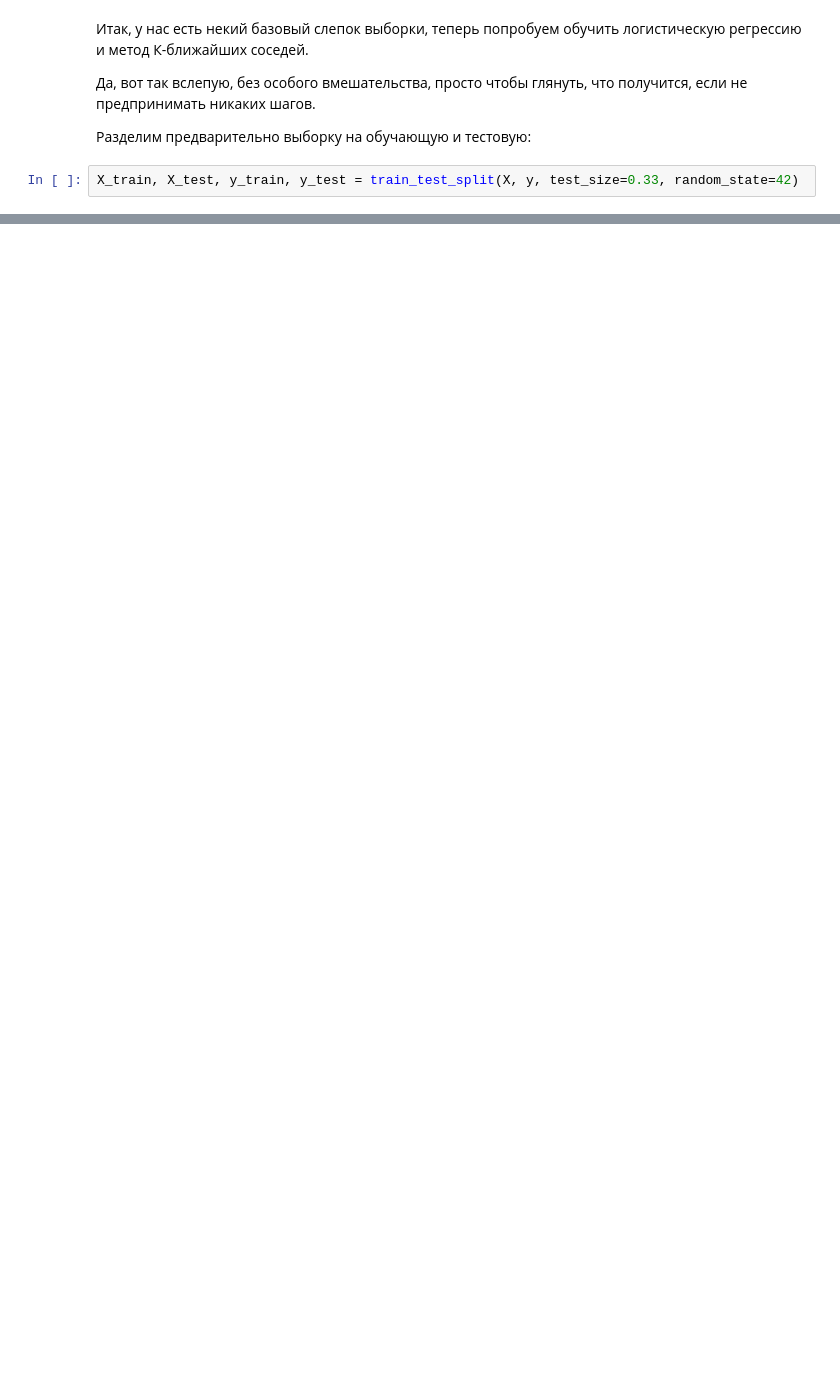
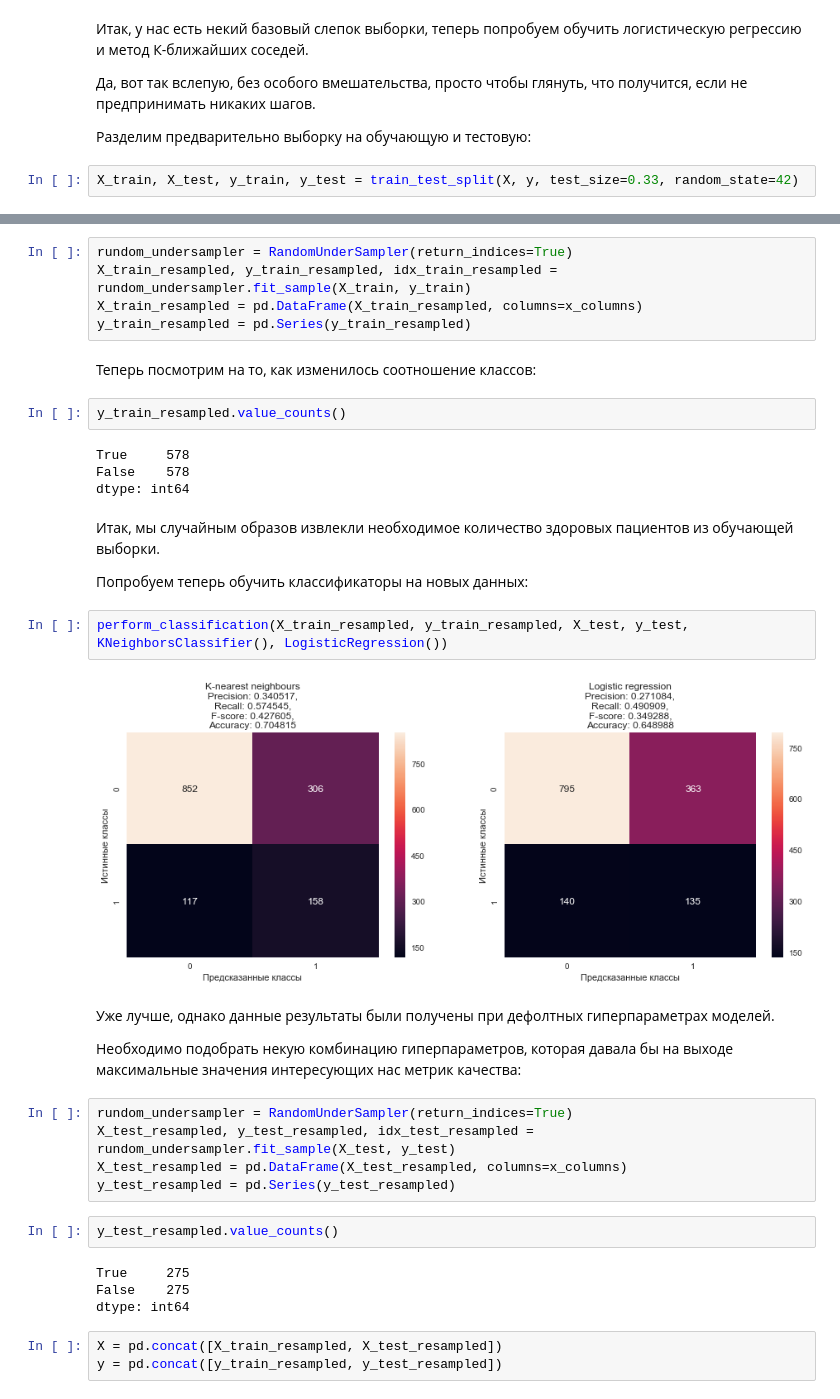
Before and after one commit to IooHooI/CLASSIFICATION_1, a Jupyter notebook: notebooks/SOLUTION.ipynb, the cells around one changed output, grey strips where cells are left out. Drawn from its saved outputs; the diff is of its cells as text; blank space fills up the shorter version.

```diff
--- a/notebooks/SOLUTION.ipynb
+++ b/notebooks/SOLUTION.ipynb
@@ -308,0 +446,39 @@ y_test.value_counts()
+# %%
+rundom_undersampler = RandomUnderSampler(return_indices=True)
+X_train_resampled, y_train_resampled, idx_train_resampled = rundom_undersampler.fit_sample(X_train, y_train)
+X_train_resampled = pd.DataFrame(X_train_resampled, columns=x_columns)
+y_train_resampled = pd.Series(y_train_resampled)
+# %% [markdown]
+Теперь посмотрим на то, как изменилось соотношение классов:
+# %%
+y_train_resampled.value_counts()
+# %% [output]
+True     578
+False    578
+dtype: int64
+# %% [markdown]
+Итак, мы случайным образов извлекли необходимое количество здоровых пациентов из обучающей выборки.
+
+Попробуем теперь обучить классификаторы на новых данных:
+# %%
+perform_classification(X_train_resampled, y_train_resampled, X_test, y_test, KNeighborsClassifier(), LogisticRegression())
+# %% [output]
+[figure, added]
+# %% [markdown]
+Уже лучше, однако данные результаты были получены при дефолтных гиперпараметрах моделей.
+
+Необходимо подобрать некую комбинацию гиперпараметров, которая давала бы на выходе максимальные значения интересующих нас метрик качества:
+# %%
+rundom_undersampler = RandomUnderSampler(return_indices=True)
+X_test_resampled, y_test_resampled, idx_test_resampled = rundom_undersampler.fit_sample(X_test, y_test)
+X_test_resampled = pd.DataFrame(X_test_resampled, columns=x_columns)
+y_test_resampled = pd.Series(y_test_resampled)
+# %%
+y_test_resampled.value_counts()
+# %% [output]
+True     275
+False    275
+dtype: int64
+# %%
+X = pd.concat([X_train_resampled, X_test_resampled])
+y = pd.concat([y_train_resampled, y_test_resampled])
```
Also changed, not shown: parts of 36 cells of this notebook.
